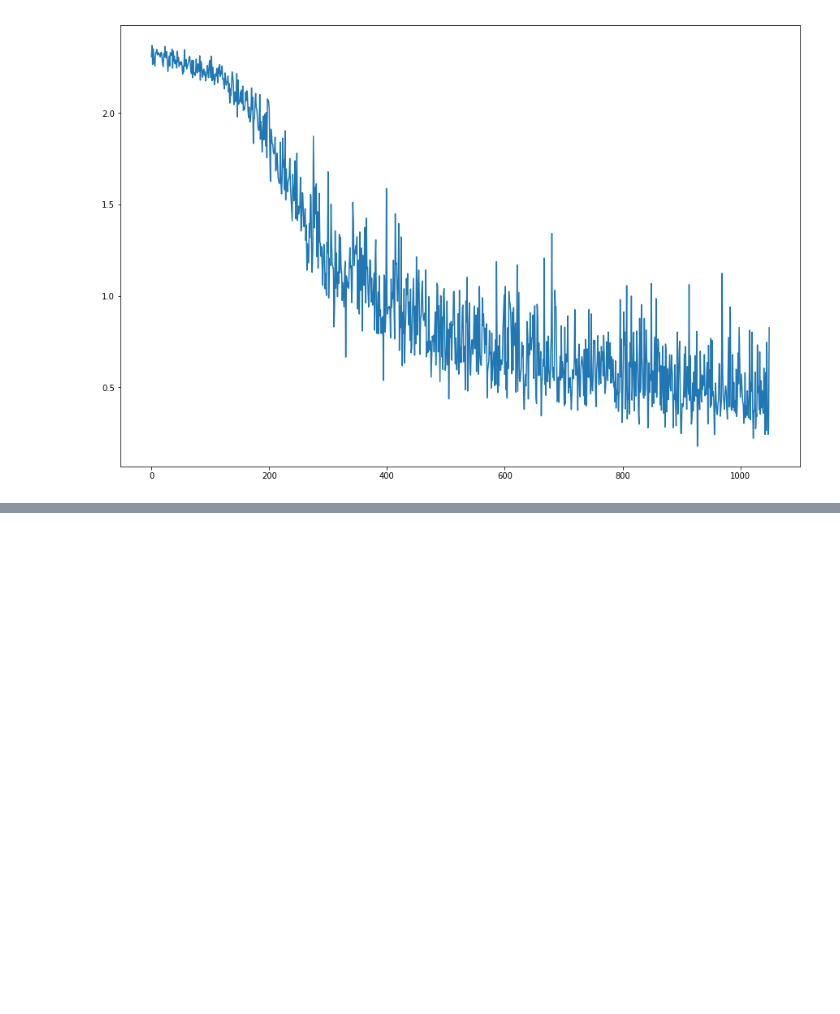
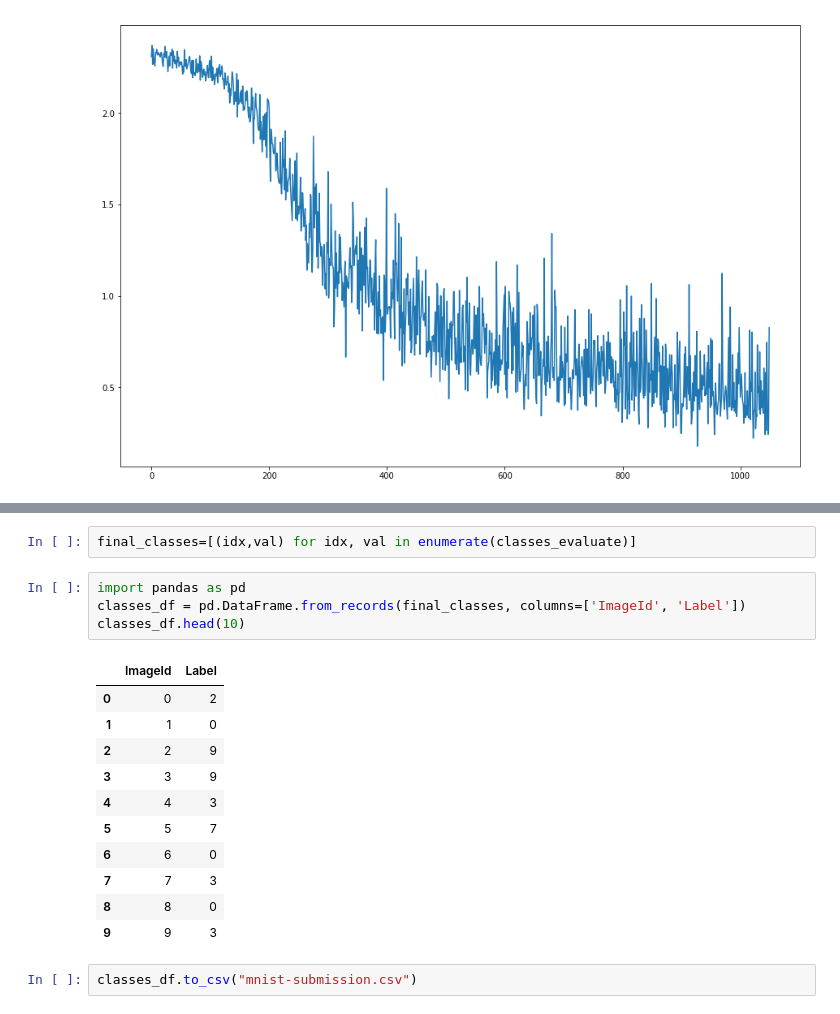
Before and after one commit to manish/Kaggling, a Jupyter notebook: MNIST/MNIST Notebook.ipynb, the cells around one changed output, grey strips where cells are left out. Saved outputs shown, nothing was run; the diff lists cells and outputs as text; blank space fills up the shorter version.

Commit message:
[MNIST] Complete the submission step of saving to csv

```diff
--- a/MNIST/MNIST Notebook.ipynb
+++ b/MNIST/MNIST Notebook.ipynb
@@ -179,0 +182,20 @@ print(classes_evaluate)
+# %%
+final_classes=[(idx,val) for idx, val in enumerate(classes_evaluate)]
+# %%
+import pandas as pd
+classes_df = pd.DataFrame.from_records(final_classes, columns=['ImageId', 'Label'])
+classes_df.head(10)
+# %% [output]
+|  | ImageId | Label |
+| 0 | 0 | 2 |
+| 1 | 1 | 0 |
+| 2 | 2 | 9 |
+| 3 | 3 | 9 |
+| 4 | 4 | 3 |
+| 5 | 5 | 7 |
+| 6 | 6 | 0 |
+| 7 | 7 | 3 |
+| 8 | 8 | 0 |
+| 9 | 9 | 3 |
+# %%
+classes_df.to_csv("mnist-submission.csv")
```
Also changed, not shown: parts of 1 cell of this notebook.
